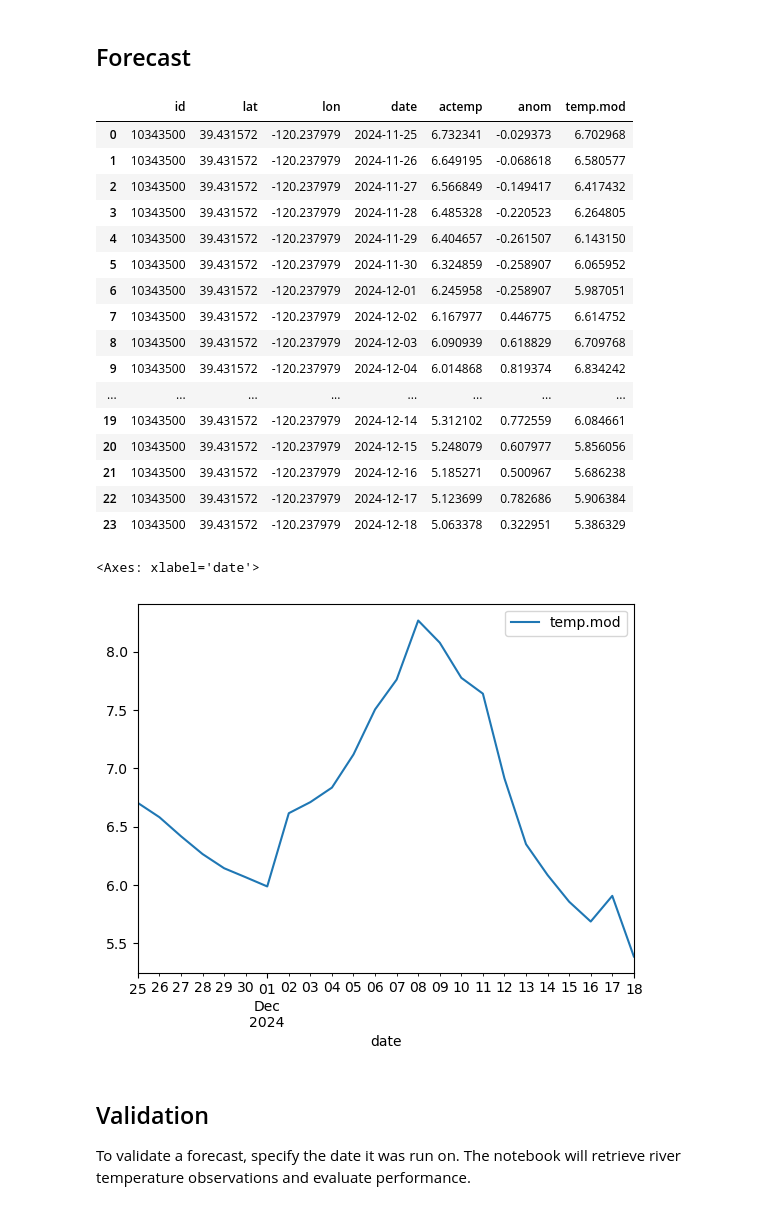
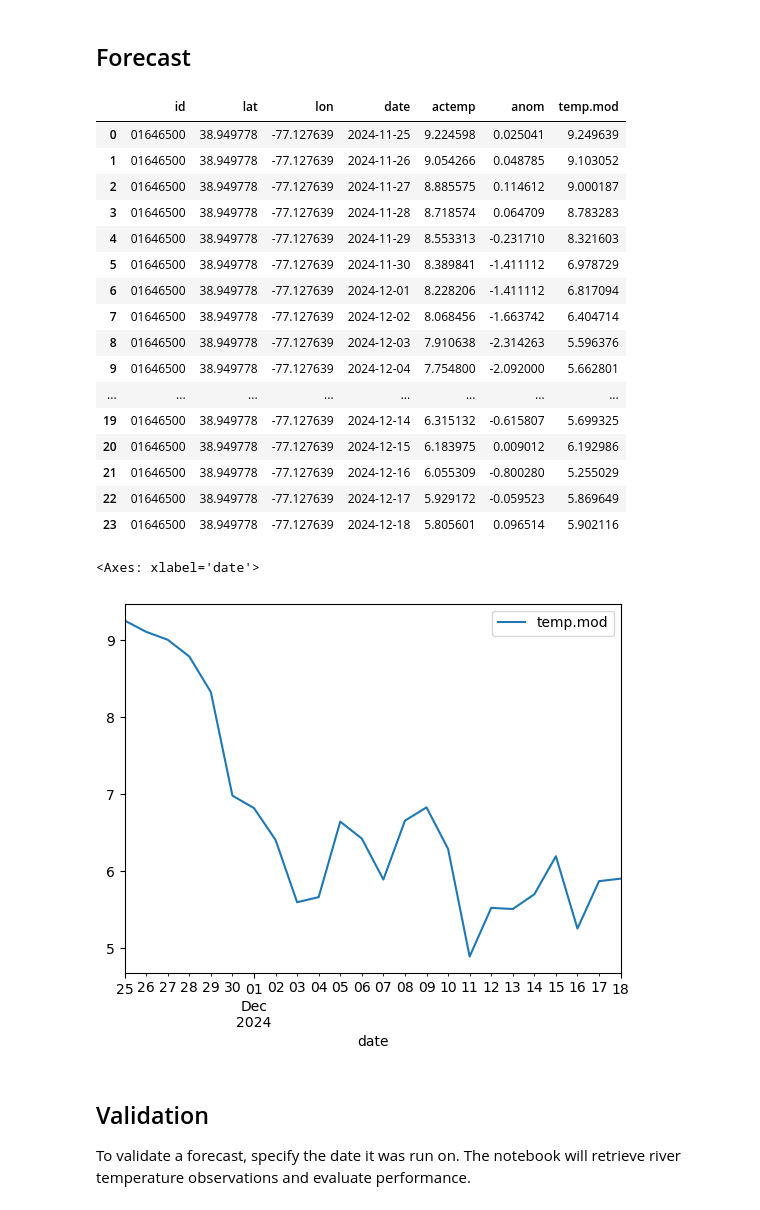
Before and after one commit to mines-ciroh/TempEst-NEWT, a Jupyter notebook: forecast.ipynb, the cells around one changed output. Saved outputs shown, nothing was run; the diff lists cells and outputs as text; code cells hidden in the pictures.

```diff
--- a/forecast.ipynb
+++ b/forecast.ipynb
@@ -29,10 +27,11 @@ from time import time
 from NEXT.scripts.area_forecast import expand_line, expand_lines, run_forecasts, run_forecast, prepare_model, forecast_inputs
 import seaborn as sns
 # USGS gage as downstream location
-site = "10343500"    # Sagehen Creek nr Truckee, CA.  Small mountain watershed in Eastern Sierra.
-# site = "01646500"    # Potomac R near Little Falls Pump Stn., DC.  Large river near AGU24.  Possibly skewed by discharges.
+# site = "10343500"    # Sagehen Creek nr Truckee, CA.  Small mountain watershed in Eastern Sierra.
+site = "01646500"    # Potomac R near Little Falls Pump Stn., DC.  Large river near AGU24.  Possibly skewed by discharges.
 # site = "01638500"    # Potomac R. at Point of Rocks, MD.  A little upstream to avoid the alteration.
-ws = NEXT.data.gage_geom(site)[0]
+# site = "01651827"    # Anacostia R., the watershed AGU is actually in
+(ws, lat, lon, area) = NEXT.data.gage_geom(site)
 ws.plot()
 model = NEXT.NEXT.from_pickle("coefs.pickle")  # prepare a coefficient estimation model
 nldi = NLDI()
@@ -48,34 +46,34 @@ We are assuming the pour point is a USGS gage (which is not necessary).  If it h
 # %% [markdown]
 ## Forecast
 # %%
-site = "10343500"
-model = NEXT.NEXT.from_pickle("coefs.pickle")
+# site = "-120.2379793:39.43157246"  # used for demo with coordinates
+# model = NEXT.NEXT.from_pickle("coefs.pickle")
 forecast = run_forecast(model, site, basepath, gribs)
 forecast
 # %% [output]
 |  | id | lat | lon | date | actemp | anom | temp.mod |
-| 0 | 10343500 | 39.431572 | -120.237979 | 2024-11-25 | 6.732341 | -0.029373 | 6.702968 |
-| 1 | 10343500 | 39.431572 | -120.237979 | 2024-11-26 | 6.649195 | -0.068618 | 6.580577 |
-| 2 | 10343500 | 39.431572 | -120.237979 | 2024-11-27 | 6.566849 | -0.149417 | 6.417432 |
-| 3 | 10343500 | 39.431572 | -120.237979 | 2024-11-28 | 6.485328 | -0.220523 | 6.264805 |
-| 4 | 10343500 | 39.431572 | -120.237979 | 2024-11-29 | 6.404657 | -0.261507 | 6.143150 |
-| 5 | 10343500 | 39.431572 | -120.237979 | 2024-11-30 | 6.324859 | -0.258907 | 6.065952 |
-| 6 | 10343500 | 39.431572 | -120.237979 | 2024-12-01 | 6.245958 | -0.258907 | 5.987051 |
-| 7 | 10343500 | 39.431572 | -120.237979 | 2024-12-02 | 6.167977 | 0.446775 | 6.614752 |
-| 8 | 10343500 | 39.431572 | -120.237979 | 2024-12-03 | 6.090939 | 0.618829 | 6.709768 |
-| 9 | 10343500 | 39.431572 | -120.237979 | 2024-12-04 | 6.014868 | 0.819374 | 6.834242 |
+| 0 | 01646500 | 38.949778 | -77.127639 | 2024-11-25 | 9.224598 | 0.025041 | 9.249639 |
+| 1 | 01646500 | 38.949778 | -77.127639 | 2024-11-26 | 9.054266 | 0.048785 | 9.103052 |
+| 2 | 01646500 | 38.949778 | -77.127639 | 2024-11-27 | 8.885575 | 0.114612 | 9.000187 |
+| 3 | 01646500 | 38.949778 | -77.127639 | 2024-11-28 | 8.718574 | 0.064709 | 8.783283 |
+| 4 | 01646500 | 38.949778 | -77.127639 | 2024-11-29 | 8.553313 | -0.231710 | 8.321603 |
+| 5 | 01646500 | 38.949778 | -77.127639 | 2024-11-30 | 8.389841 | -1.411112 | 6.978729 |
+| 6 | 01646500 | 38.949778 | -77.127639 | 2024-12-01 | 8.228206 | -1.411112 | 6.817094 |
+| 7 | 01646500 | 38.949778 | -77.127639 | 2024-12-02 | 8.068456 | -1.663742 | 6.404714 |
+| 8 | 01646500 | 38.949778 | -77.127639 | 2024-12-03 | 7.910638 | -2.314263 | 5.596376 |
+| 9 | 01646500 | 38.949778 | -77.127639 | 2024-12-04 | 7.754800 | -2.092000 | 5.662801 |
 | ... | ... | ... | ... | ... | ... | ... | ... |
-| 19 | 10343500 | 39.431572 | -120.237979 | 2024-12-14 | 5.312102 | 0.772559 | 6.084661 |
-| 20 | 10343500 | 39.431572 | -120.237979 | 2024-12-15 | 5.248079 | 0.607977 | 5.856056 |
-| 21 | 10343500 | 39.431572 | -120.237979 | 2024-12-16 | 5.185271 | 0.500967 | 5.686238 |
-| 22 | 10343500 | 39.431572 | -120.237979 | 2024-12-17 | 5.123699 | 0.782686 | 5.906384 |
-| 23 | 10343500 | 39.431572 | -120.237979 | 2024-12-18 | 5.063378 | 0.322951 | 5.386329 |
+| 19 | 01646500 | 38.949778 | -77.127639 | 2024-12-14 | 6.315132 | -0.615807 | 5.699325 |
+| 20 | 01646500 | 38.949778 | -77.127639 | 2024-12-15 | 6.183975 | 0.009012 | 6.192986 |
+| 21 | 01646500 | 38.949778 | -77.127639 | 2024-12-16 | 6.055309 | -0.800280 | 5.255029 |
+| 22 | 01646500 | 38.949778 | -77.127639 | 2024-12-17 | 5.929172 | -0.059523 | 5.869649 |
+| 23 | 01646500 | 38.949778 | -77.127639 | 2024-12-18 | 5.805601 | 0.096514 | 5.902116 |
 # %%
 # Plot the forecast
 forecast.plot(x="date", y="temp.mod", layout="compressed")
 # %% [output]
 <Axes: xlabel='date'>
-[figure, old version]
+[figure, new version]
 # %% [markdown]
 ## Validation
 
```
Also changed, not shown: parts of 20 cells of this notebook, 1 other file.
